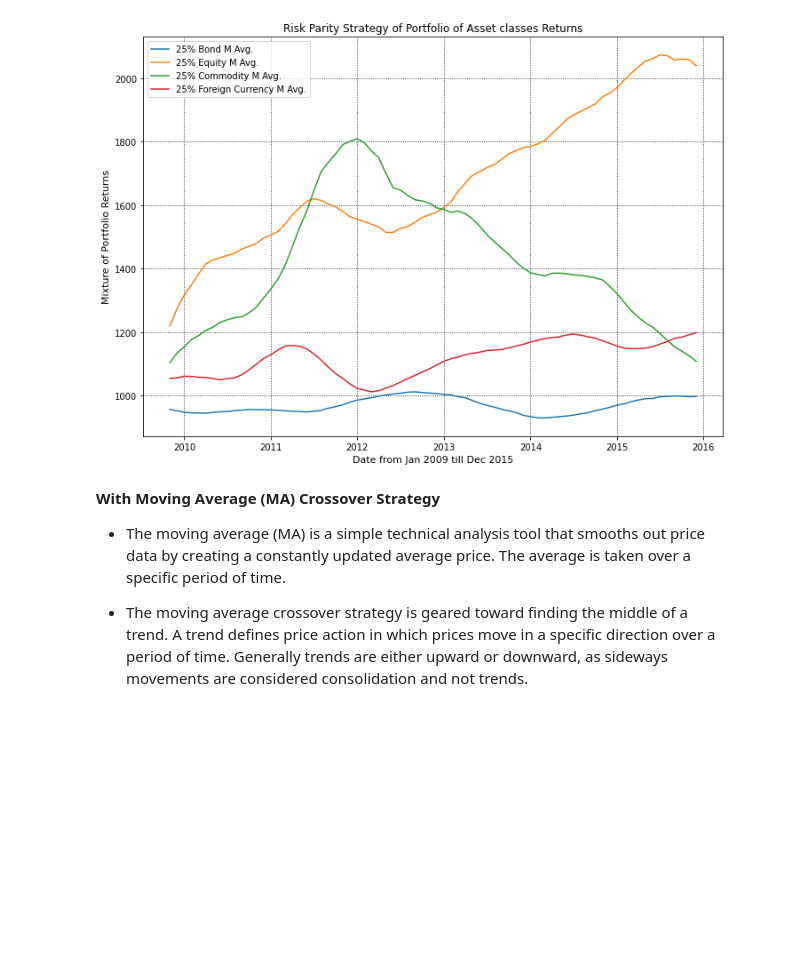
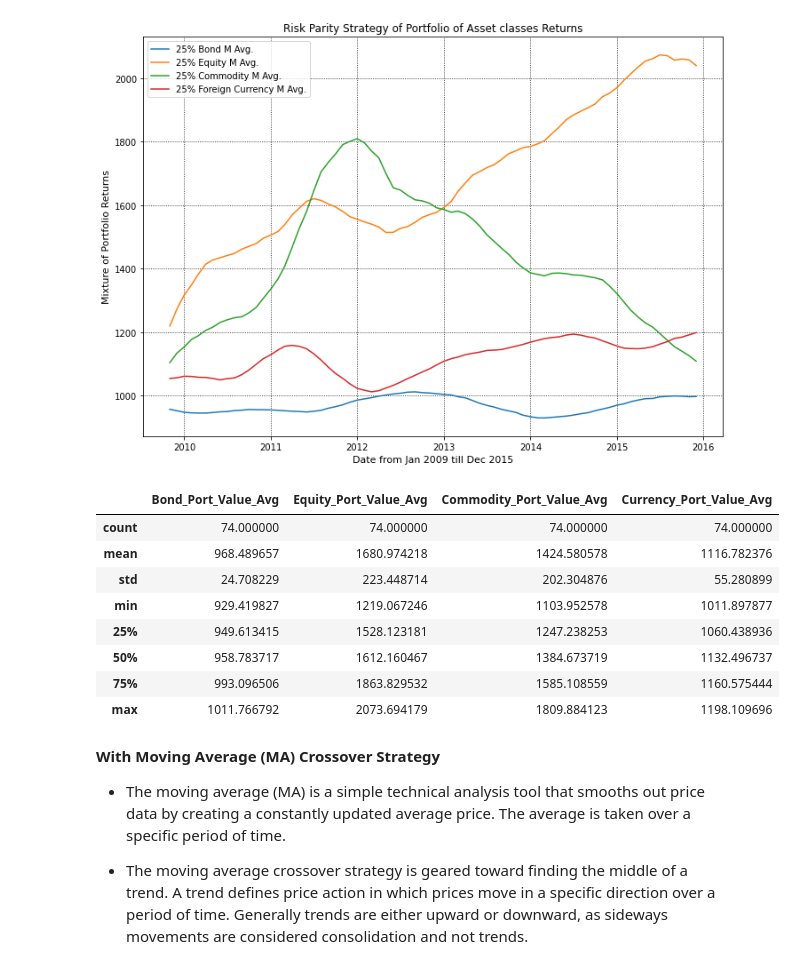
Before and after one commit to sherif603/Parity-Risk-Strategies, a Jupyter notebook: 2021_03_19_RP_2009_2015.ipynb, the cells around one changed output. Cells and saved outputs as stored; diff of their text form; code cells hidden in the pictures; blank space fills up the shorter version.

```diff
--- a/2021_03_19_RP_2009_2015.ipynb
+++ b/2021_03_19_RP_2009_2015.ipynb
@@ -2159,6 +2201,21 @@ plt.grid(True, color='k', linestyle=':')
 plt.legend(loc=2);
 # %% [output]
 [figure]
+# %%
+# Use pandas.DataFrame.describe() method to generate descriptive statistics,such as count, arithmetic mean, standard deviation
+# minimum value, maximum value, and percentile
+Moving_Average_Portfolio_2009_2015[['Bond_Port_Value_Avg','Equity_Port_Value_Avg',
+                                    'Commodity_Port_Value_Avg','Currency_Port_Value_Avg']].describe()
+# %% [output]
+|  | Bond_Port_Value_Avg | Equity_Port_Value_Avg | Commodity_Port_Value_Avg | Currency_Port_Value_Avg |
+| count | 74.000000 | 74.000000 | 74.000000 | 74.000000 |
+| mean | 968.489657 | 1680.974218 | 1424.580578 | 1116.782376 |
+| std | 24.708229 | 223.448714 | 202.304876 | 55.280899 |
+| min | 929.419827 | 1219.067246 | 1103.952578 | 1011.897877 |
+| 25% | 949.613415 | 1528.123181 | 1247.238253 | 1060.438936 |
+| 50% | 958.783717 | 1612.160467 | 1384.673719 | 1132.496737 |
+| 75% | 993.096506 | 1863.829532 | 1585.108559 | 1160.575444 |
+| max | 1011.766792 | 2073.694179 | 1809.884123 | 1198.109696 |
 # %% [markdown]
 **With Moving Average (MA) Crossover Strategy**
 
```
Also changed, not shown: parts of 14 cells of this notebook.
